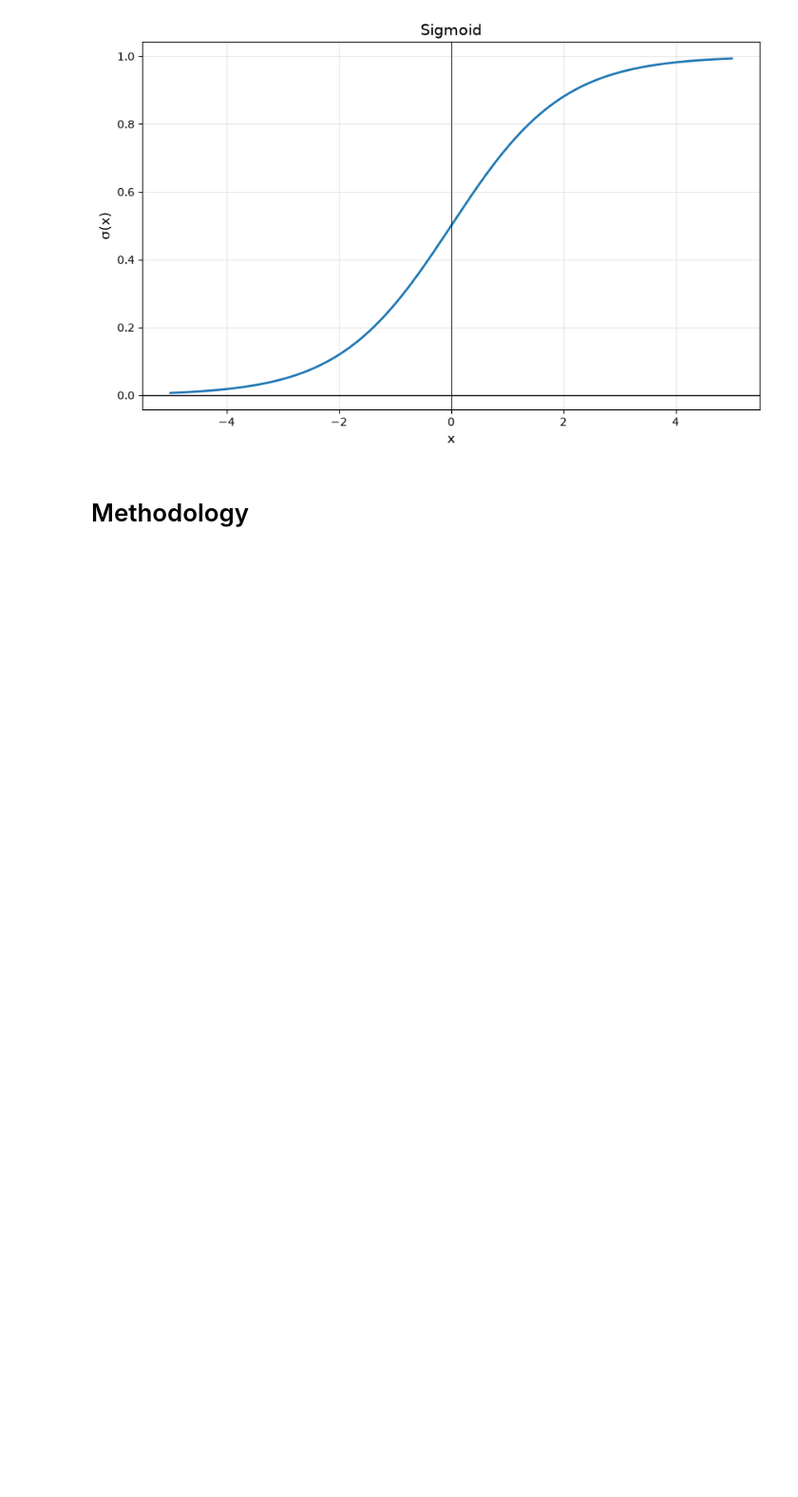
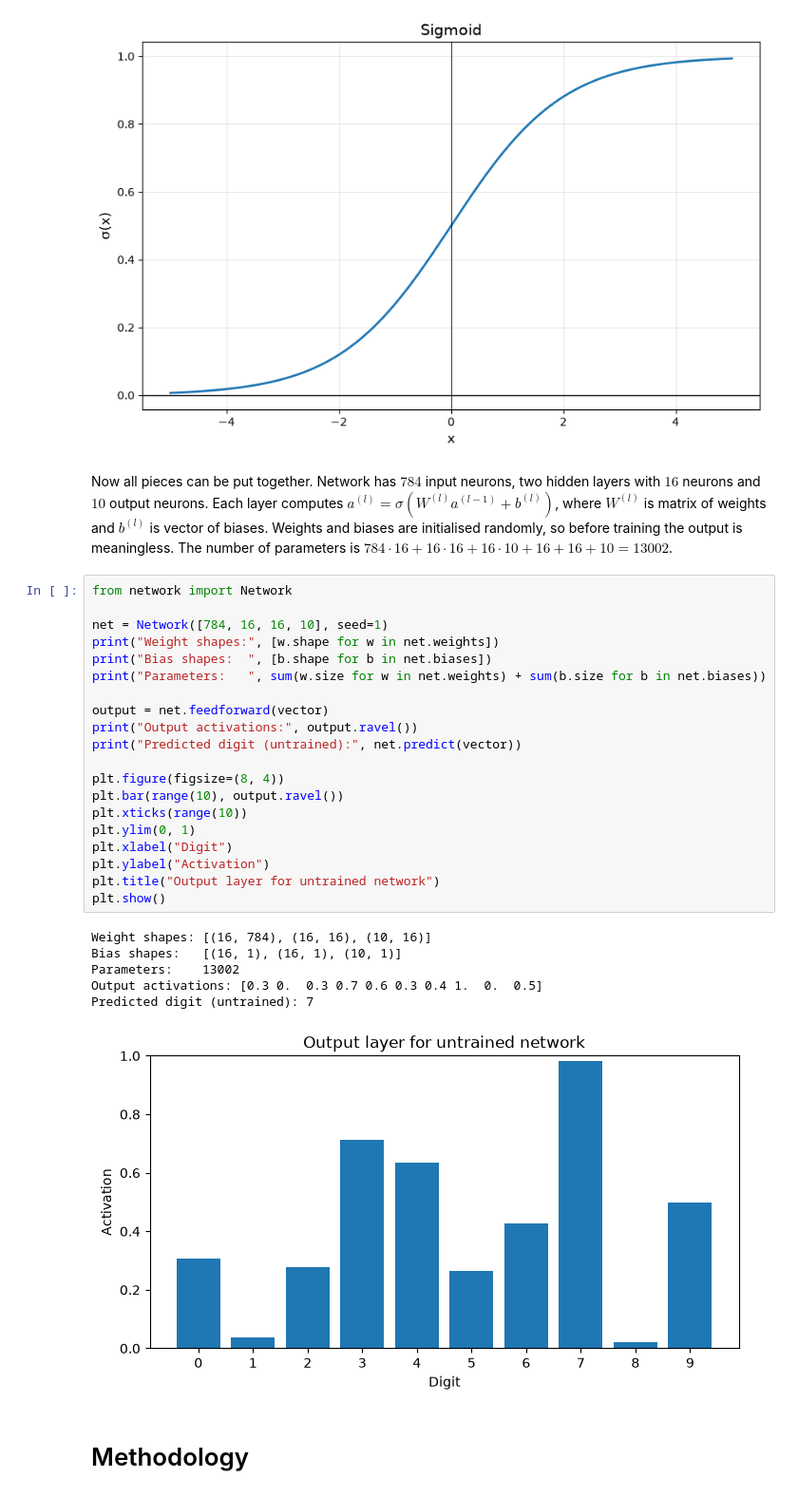
Before and after one commit to PetyoKostakov/math-concepts-for-developers-course, a Jupyter notebook: exam/exam.ipynb, the cells around one changed output. Shown at 95% size. Cells and saved outputs as stored; diff of their text form; blank space fills up the shorter version.

Commit message:
Network with random weights and biases implementation and examples

```diff
--- a/exam/exam.ipynb
+++ b/exam/exam.ipynb
@@ -147,6 +147,35 @@ plt.axvline(x=0, color='k', linewidth=0.5)
 plt.show()
 # %% [output]
 [figure]
+# %% [markdown]
+Now all pieces can be put together. Network has $784$ input neurons, two hidden layers with $16$ neurons and $10$ output neurons. Each layer computes $a^{(l)} = \sigma(W^{(l)} a^{(l-1)} + b^{(l)})$, where $W^{(l)}$ is matrix of weights and $b^{(l)}$ is vector of biases. Weights and biases are initialised randomly, so before training the output is meaningless. The number of parameters is $784 \cdot 16 + 16 \cdot 16 + 16 \cdot 10 + 16 + 16 + 10 = 13002$.
+# %%
+from network import Network
+
+net = Network([784, 16, 16, 10], seed=1)
+print("Weight shapes:", [w.shape for w in net.weights])
+print("Bias shapes:  ", [b.shape for b in net.biases])
+print("Parameters:   ", sum(w.size for w in net.weights) + sum(b.size for b in net.biases))
+
+output = net.feedforward(vector)
+print("Output activations:", output.ravel())
+print("Predicted digit (untrained):", net.predict(vector))
+
+plt.figure(figsize=(8, 4))
+plt.bar(range(10), output.ravel())
+plt.xticks(range(10))
+plt.ylim(0, 1)
+plt.xlabel("Digit")
+plt.ylabel("Activation")
+plt.title("Output layer for untrained network")
+plt.show()
+# %% [output]
+Weight shapes: [(16, 784), (16, 16), (10, 16)]
+Bias shapes:   [(16, 1), (16, 1), (10, 1)]
+Parameters:    13002
+Output activations: [0.3 0.  0.3 0.7 0.6 0.3 0.4 1.  0.  0.5]
+Predicted digit (untrained): 7
+[figure, added]
 # %% [markdown]
 # Methodology
 # %% [markdown]
```
Also changed, not shown: parts of 1 cell of this notebook, 2 other files.
